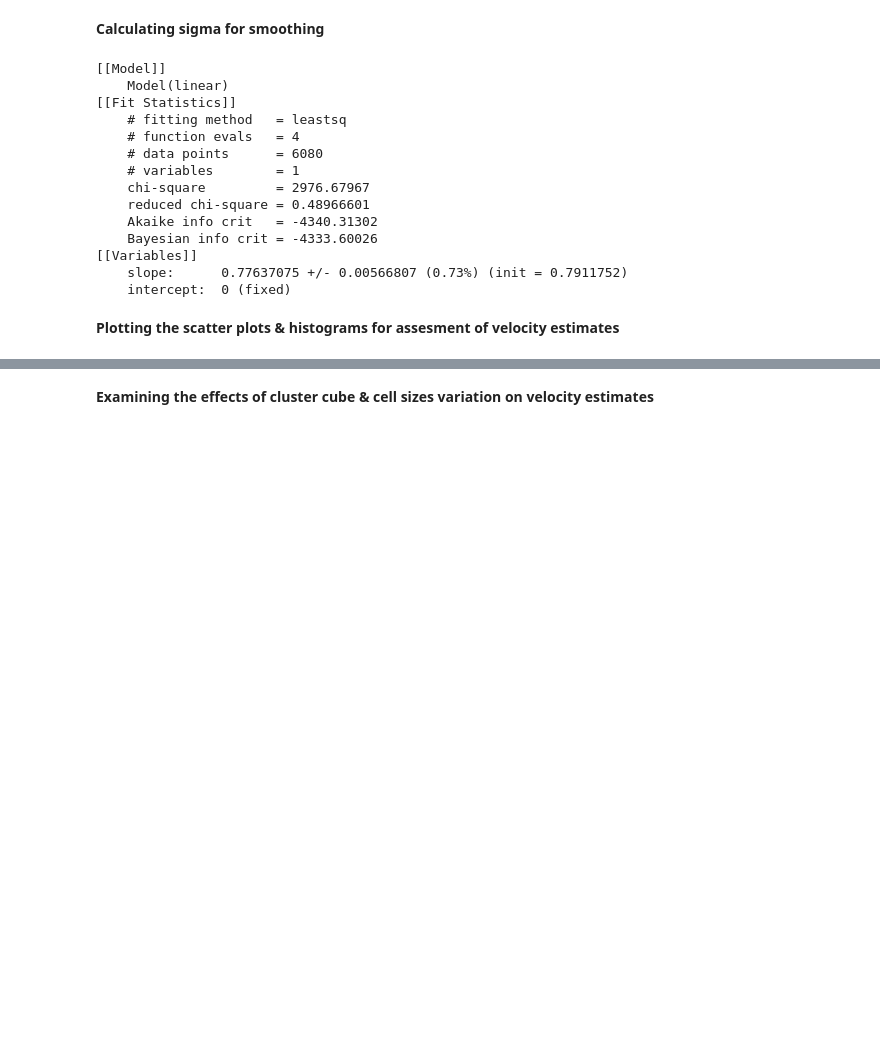
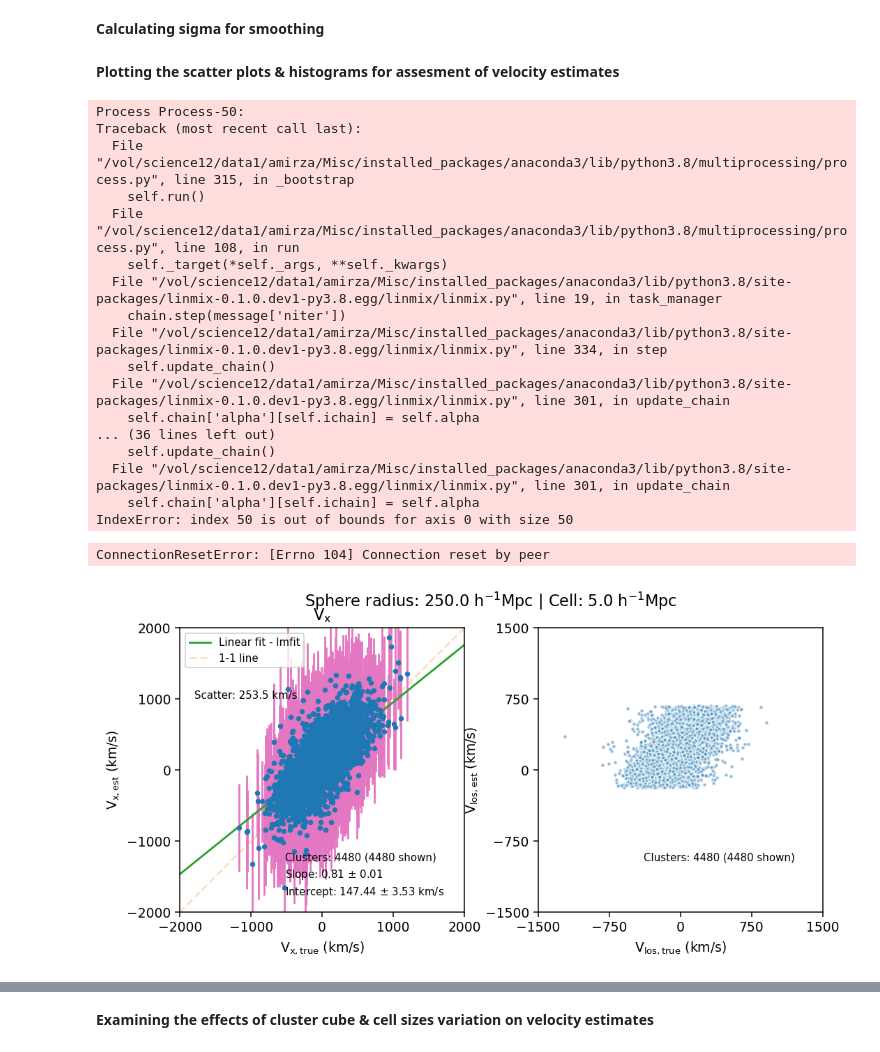
Before and after one commit to awaismirza92/velocity-reconstruction-and-kinetic-SZ, a Jupyter notebook: codes/velocity-reconstruction-big-sim-box.ipynb, the cells around one changed output, grey strips where cells are left out. Cells and saved outputs as stored; diff of their text form; code cells hidden in the pictures; blank space fills up the shorter version.

Commit message:
included sigma clipping of data

```diff
--- a/codes/velocity-reconstruction-big-sim-box.ipynb
+++ b/codes/velocity-reconstruction-big-sim-box.ipynb
@@ -396,36 +403,26 @@ def sigma_calc(cell_size):
 
     return sigma_in_pix
 # %%
-def lmfit_func(x_values, y_values, errors):
+def lmfit_func(x_values, y_values, errors = None):
     model = LinearModel()
 
     fit_params = model.guess(y_values, x = x_values)
-    fit_params['intercept'].set(value = 0, vary = False)
+#     fit_params['intercept'].set(value = 0, vary = False)
+
+    if errors is None:
+        errors = np.ones(x_values.shape)
 
     result = model.fit(y_values,
                        params = fit_params,
                        x = x_values, weights = 1/errors)
 
-    print(result.fit_report())
+#     print(result.fit_report())
 
 
     return result
 
-param_x_lmfit = lmfit_func(df_clusters_est_err['vx[km/s]'],
-                           df_clusters_est_err['vx_est[km/s]'],
-                           df_clusters_est_err['vx_est_err[km/s]'])
+# param_x_lmfit = lmfit_func(df_clusters_est_err['vx[km/s]'],
+#                            df_clusters_est_err['vx_est[km/s]'],
+#                            df_clusters_est_err['vx_est_err[km/s]'])
+# print(param_x_lmfit.params['intercept'].value, param_x_lmfit.params['intercept'].stderr)
+# print(np.random.normal(param_x_lmfit.params['intercept'].value, param_x_lmfit.params['intercept'].stderr, 10))
-# %% [output]
-[[Model]]
-    Model(linear)
-[[Fit Statistics]]
-    # fitting method   = leastsq
-    # function evals   = 4
-    # data points      = 6080
-    # variables        = 1
-    chi-square         = 2976.67967
-    reduced chi-square = 0.48966601
-    Akaike info crit   = -4340.31302
-    Bayesian info crit = -4333.60026
-[[Variables]]
-    slope:      0.77637075 +/- 0.00566807 (0.73%) (init = 0.7911752)
-    intercept:  0 (fixed)
@@ -677 +800,32 @@ def plotting_func(df_clusters_est_err, cell_size, clus_cube_size_actual):
 #     plt.show()
+# %%
+sigma_filter = 1
+
+df_clusters_est_err_filtered = df_clusters_est_err[
+    (df_clusters_est_err['v_los_est[km/s]'] >
+     (df_clusters_est_err['v_los_est[km/s]'].mean() - sigma_filter * df_clusters_est_err['v_los_est[km/s]'].std()))
+    &
+    (df_clusters_est_err['v_los_est[km/s]'] <
+     (df_clusters_est_err['v_los_est[km/s]'].mean() + sigma_filter * df_clusters_est_err['v_los_est[km/s]'].std()))]
+
+plotting_func(df_clusters_est_err_filtered, cell_size, clus_cube_size_actual)
+# %% [output]
+Process Process-50:
+Traceback (most recent call last):
+  File "/vol/science12/data1/amirza/Misc/installed_packages/anaconda3/lib/python3.8/multiprocessing/process.py", line 315, in _bootstrap
+    self.run()
+  File "/vol/science12/data1/amirza/Misc/installed_packages/anaconda3/lib/python3.8/multiprocessing/process.py", line 108, in run
+    self._target(*self._args, **self._kwargs)
+  File "/vol/science12/data1/amirza/Misc/installed_packages/anaconda3/lib/python3.8/site-packages/linmix-0.1.0.dev1-py3.8.egg/linmix/linmix.py", line 19, in task_manager
+    chain.step(message['niter'])
+  File "/vol/science12/data1/amirza/Misc/installed_packages/anaconda3/lib/python3.8/site-packages/linmix-0.1.0.dev1-py3.8.egg/linmix/linmix.py", line 334, in step
+    self.update_chain()
+  File "/vol/science12/data1/amirza/Misc/installed_packages/anaconda3/lib/python3.8/site-packages/linmix-0.1.0.dev1-py3.8.egg/linmix/linmix.py", line 301, in update_chain
+    self.chain['alpha'][self.ichain] = self.alpha
+... (36 lines left out)
+    self.update_chain()
+  File "/vol/science12/data1/amirza/Misc/installed_packages/anaconda3/lib/python3.8/site-packages/linmix-0.1.0.dev1-py3.8.egg/linmix/linmix.py", line 301, in update_chain
+    self.chain['alpha'][self.ichain] = self.alpha
+IndexError: index 50 is out of bounds for axis 0 with size 50
+ConnectionResetError: [Errno 104] Connection reset by peer
+[figure, added]
```
Also changed, not shown: parts of 22 cells of this notebook.
